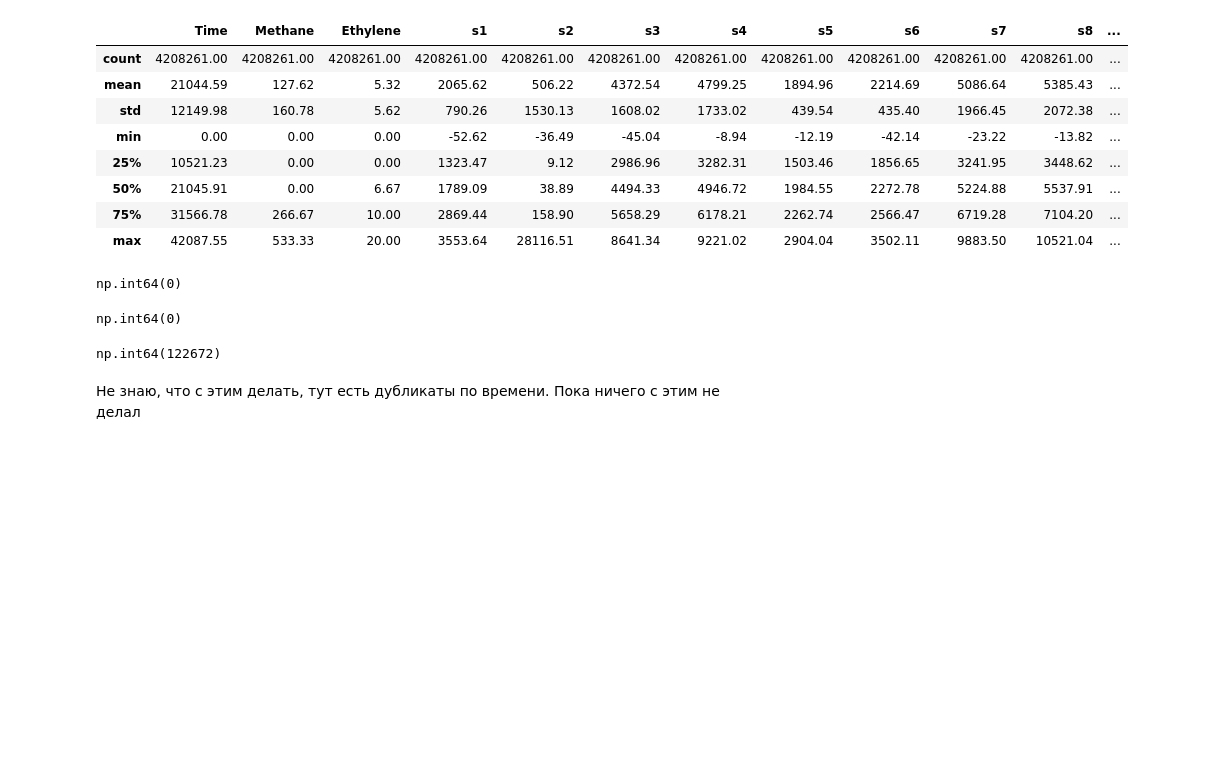
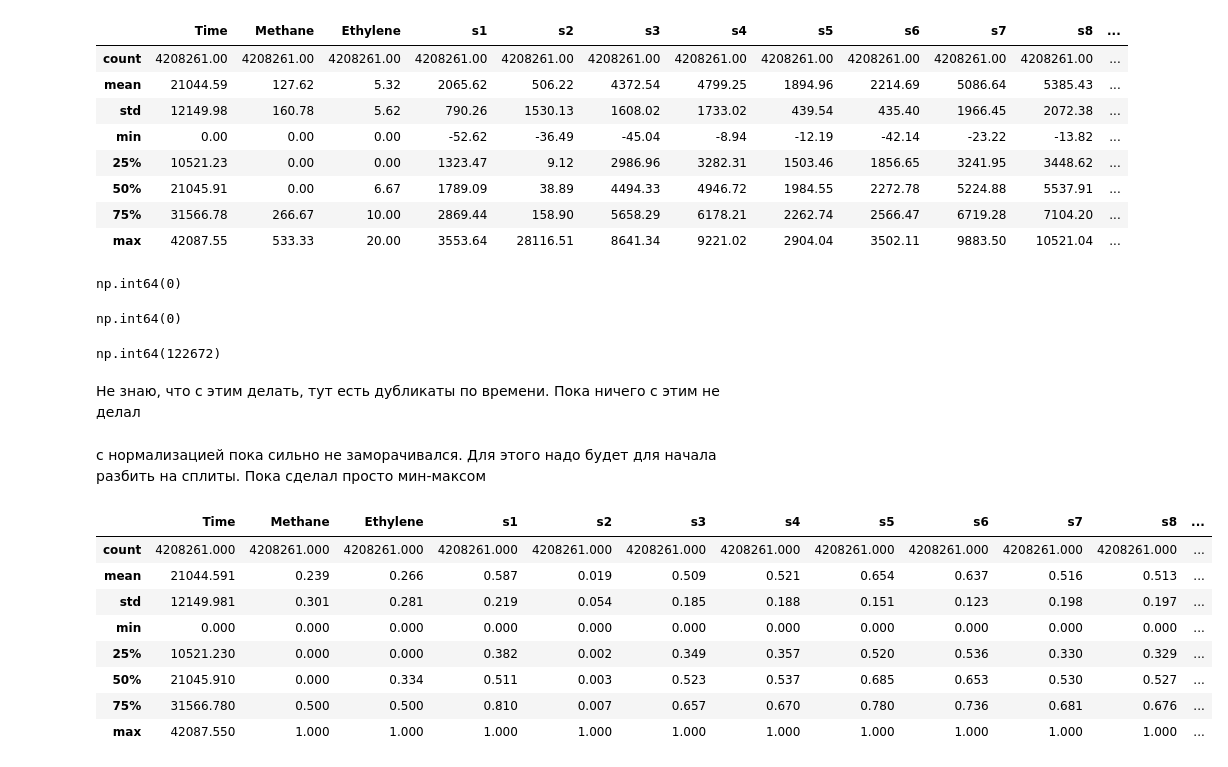
Before and after one commit to GaleevArslanDev/DySiG, a Jupyter notebook: eda.ipynb, the cells around one changed output. Cells and saved outputs as stored; diff of their text form; code cells hidden in the pictures; blank space fills up the shorter version.

```diff
--- a/eda.ipynb
+++ b/eda.ipynb
@@ -28,7 +28,7 @@ Successfully installed contourpy-1.3.3 cycler-0.12.1 fonttools-4.65.0 kiwisolver
 import pandas as pd
 import matplotlib.pyplot as plt
 # %%
-ethylene_co = pd.read_csv(PATH + "/ethylene_CO.txt", sep=r'\s+', skiprows=1, names=['Time', 'Methane', 'Ethylene', 's1', 's2', 's3', 's4', 's5', 's6', 's7', 's8', 's9', 's10', 's11', 's12', 's13', 's14', 's15', 's16'])
+ethylene_co = pd.read_csv(PATH + "/ethylene_CO.txt", sep=r'\s+', skiprows=1, names=['Time', 'Methane', 'Ethylene'] + [f's{i}' for i in range(1, 17)])
 # %%
 ethylene_co
 # %% [output]
@@ -104,3 +104,5 @@ ethylene_co['Time'].duplicated().sum()
 np.int64(122672)
 # %% [markdown]
 Не знаю, что с этим делать, тут есть дубликаты по времени. Пока ничего с этим не делал
+# %% [markdown]
+с нормализацией пока сильно не заморачивался. Для этого надо будет для начала разбить на сплиты. Пока сделал просто мин-максом
@@ -106,0 +117,12 @@ np.int64(122672)
+# %%
+ethylene_co.describe().round(3)
+# %% [output]
+|  | Time | Methane | Ethylene | s1 | s2 | s3 | s4 | s5 | s6 | s7 | s8 | ... |
+| count | 4208261.000 | 4208261.000 | 4208261.000 | 4208261.000 | 4208261.000 | 4208261.000 | 4208261.000 | 4208261.000 | 4208261.000 | 4208261.000 | 4208261.000 | ... |
+| mean | 21044.591 | 0.239 | 0.266 | 0.587 | 0.019 | 0.509 | 0.521 | 0.654 | 0.637 | 0.516 | 0.513 | ... |
+| std | 12149.981 | 0.301 | 0.281 | 0.219 | 0.054 | 0.185 | 0.188 | 0.151 | 0.123 | 0.198 | 0.197 | ... |
+| min | 0.000 | 0.000 | 0.000 | 0.000 | 0.000 | 0.000 | 0.000 | 0.000 | 0.000 | 0.000 | 0.000 | ... |
+| 25% | 10521.230 | 0.000 | 0.000 | 0.382 | 0.002 | 0.349 | 0.357 | 0.520 | 0.536 | 0.330 | 0.329 | ... |
+| 50% | 21045.910 | 0.000 | 0.334 | 0.511 | 0.003 | 0.523 | 0.537 | 0.685 | 0.653 | 0.530 | 0.527 | ... |
+| 75% | 31566.780 | 0.500 | 0.500 | 0.810 | 0.007 | 0.657 | 0.670 | 0.780 | 0.736 | 0.681 | 0.676 | ... |
+| max | 42087.550 | 1.000 | 1.000 | 1.000 | 1.000 | 1.000 | 1.000 | 1.000 | 1.000 | 1.000 | 1.000 | ... |
```
Also changed, not shown: parts of 3 cells of this notebook.
